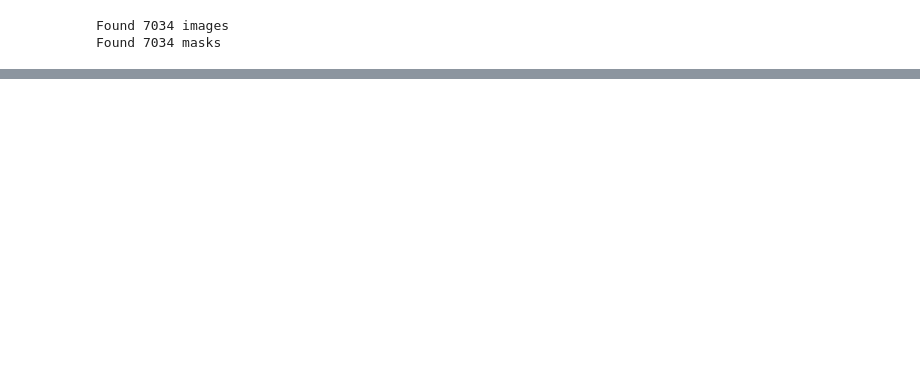
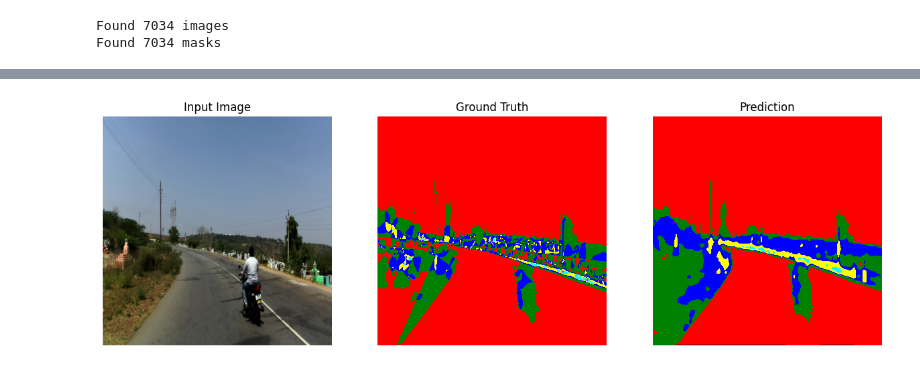
Before and after one commit to ahmadfaisal9900/Semantic-Segmentation-DL-vs-Non-DL, a Jupyter notebook: DL_Training_Notebooks/UNet.ipynb, the cells around one changed output, grey strips where cells are left out. Saved outputs shown, nothing was run; the diff lists cells and outputs as text; code cells hidden in the pictures; blank space fills up the shorter version.

Commit message:
UNet with Results!

```diff
--- a/DL_Training_Notebooks/UNet.ipynb
+++ b/DL_Training_Notebooks/UNet.ipynb
@@ -176,7 +176,7 @@ import matplotlib.pyplot as plt
 from tqdm import tqdm
 # Define device
 device = torch.device("cuda" if torch.cuda.is_available() else "cpu")
-model.load_state_dict(torch.load("unet_segmentation_model.pth", map_location=device))
+model.load_state_dict(torch.load("C:\\Users\\Ahmad\\OneDrive\\Desktop\\Labs\\CV\\Project\\Models\\unet-finetuned\\unet_segmentation_model.pth", map_location=device))
 
 # Initialize model and load weights
 #model.to(device)
@@ -184,7 +184,8 @@ model.load_state_dict(torch.load("unet_segmentation_model.pth", map_location=dev
 print("Model loaded successfully.")
 
 # Define loss function
-loss_fn = nn.CrossEntropyLoss()
+loss_fn = nn.CrossEntropyLoss(ignore_index=13)
+
 
 # Define evaluation function
 def evaluate_model(model, val_loader):
@@ -216,6 +217,7 @@ transform = transforms.Compose([
 batch_size = 8  # Adjust batch size as needed
 val_dataset = IDD20KLLDataset(val_image_root, val_mask_root, transforms=transform)
 val_loader = DataLoader(val_dataset, batch_size=batch_size, shuffle=False, num_workers=0)
+label_nums = []
 
 # Evaluate model
 val_loss = evaluate_model(model, val_loader)
@@ -229,37 +232,55 @@ IndexError: Target 13 is out of bounds.
 # %%
+import matplotlib.colors as mcolors
 
 # Visualization Function
 def visualize_predictions(model, dataset, idx):
     model.eval()
+    model.to(device)
     image, mask = dataset[idx]
     image = image.to(device).unsqueeze(0)  # Add batch dimension
 
     with torch.no_grad():
         pred_mask = model(image)
         pred_mask = torch.argmax(pred_mask, dim=1).squeeze(0).cpu().numpy()
 
     # Convert tensors to numpy
     image = image.squeeze(0).permute(1, 2, 0).cpu().numpy()
     mask = mask.cpu().numpy()
 
+    # Define a colormap for visualization
+    cmap = mcolors.ListedColormap([
+        "black", "red", "green", "blue", "yellow", "cyan", "magenta",
+        "orange", "purple", "brown", "pink", "lime", "gray"
+    ])
+    # Define a normalization for the colormap
+    norm = mcolors.BoundaryNorm(boundaries=np.arange(14) - 0.5, ncolors=14)
+
     plt.figure(figsize=(15, 5))
+
+    # Input Image
     plt.subplot(1, 3, 1)
     plt.title("Input Image")
     plt.imshow(image)
     plt.axis("off")
 
+    # Ground Truth
     plt.subplot(1, 3, 2)
     plt.title("Ground Truth")
-    plt.imshow(mask, cmap="gray")
+    plt.imshow(mask, cmap=cmap, norm=norm)
+    #plt.colorbar(ticks=np.arange(13), label="Class")  # Adjust number of classes as needed
     plt.axis("off")
 
+    # Prediction
     plt.subplot(1, 3, 3)
     plt.title("Prediction")
-    plt.imshow(pred_mask, cmap="gray")
+    plt.imshow(pred_mask, cmap=cmap, norm=norm)
+    #plt.colorbar(ticks=np.arange(13), label="Class")
     plt.axis("off")
 
     plt.show()
 
 # Visualize a random prediction
 idx = 0  # Choose an index from the validation dataset
 visualize_predictions(model, val_dataset, idx=idx)
+# %% [output]
+[figure, added]
```
Also changed, not shown: parts of 1 cell of this notebook.
